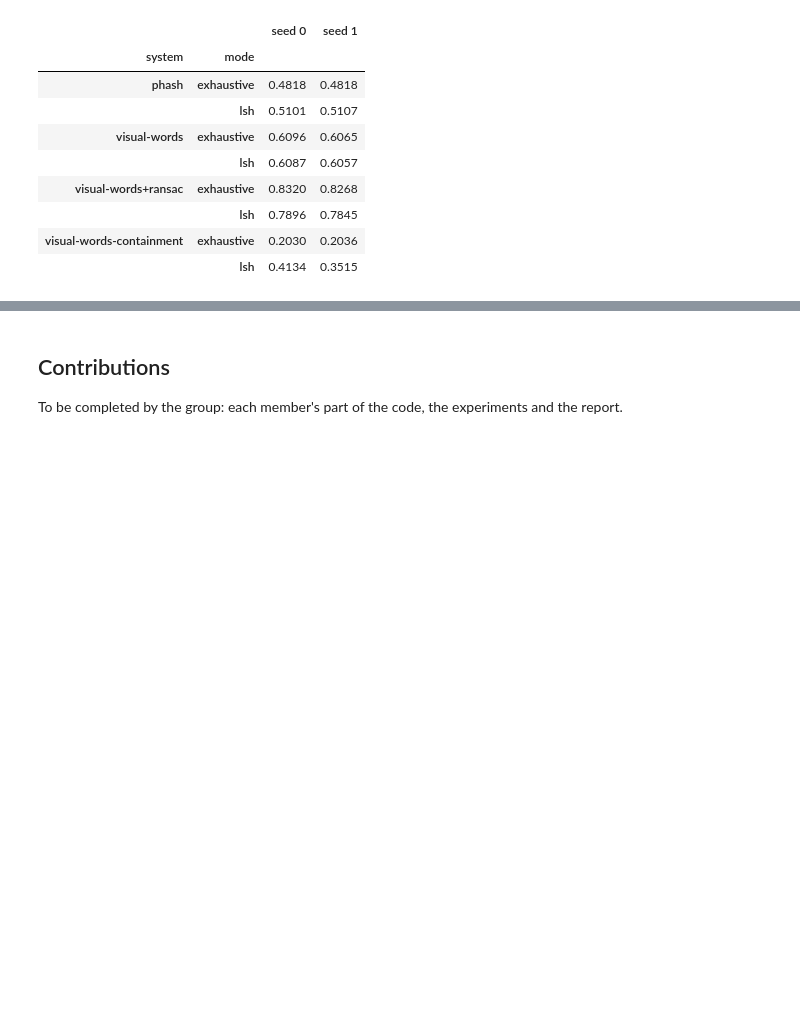
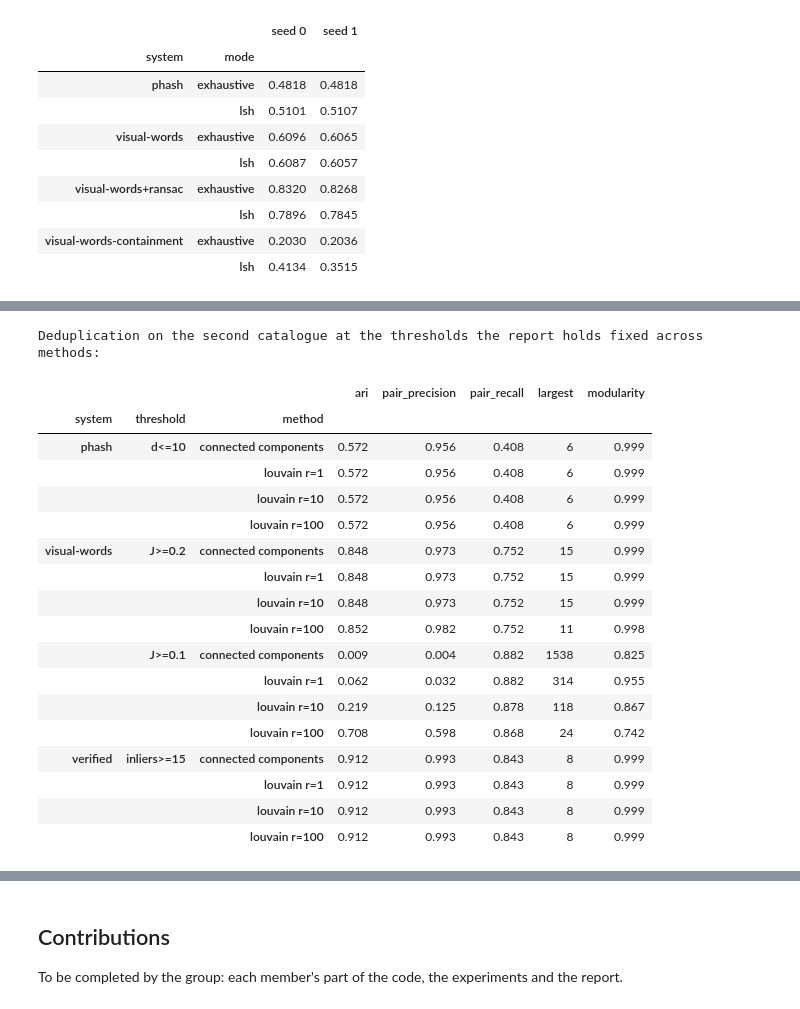
Before and after one commit to claralb2002/Detecting-Duplicate-and-Manipulated-Images, a Jupyter notebook: notebook.ipynb, the cells around one changed output, grey strips where cells are left out. Saved outputs shown, nothing was run; the diff lists cells and outputs as text; code cells hidden in the pictures; blank space fills up the shorter version.

Commit message:
🐛 Fixes the notebook download list and prints every number the report cites

```diff
--- a/notebook.ipynb
+++ b/notebook.ipynb
@@ -303,7 +303,7 @@ def prepare(dataset: str) -> dict[str, list[str]]:
     mismatched = [name for name, ids in splits.items() if digest(ids) != SPLIT_DIGESTS[dataset][name]]
     assert not mismatched, f"splits differ from the report's: {mismatched}"
     if dataset == "disc21":
-        wanted = sorted({i for ids in splits.values() for i in ids} - set(splits["val_targets"]) - set(splits["test_targets"]))
+        wanted = sorted({i for ids in splits.values() for i in ids})
         missing = [i for i in wanted if not image_path(dataset, i).exists()]
         print(f"{len(wanted) - len(missing):,} of {len(wanted):,} DISC21 images present, fetching {len(missing):,}")
         for folder in ("references", "queries"):
@@ -1791,7 +1793,8 @@ dedup_settings = EXPERIMENTS["dedup"]
 chosen = dedup(0, **dedup_settings)
 best = chosen.loc[chosen.groupby(["system", "method"]).ari.idxmax()]
 display(best.round(3))
-reported = dedup(1, **dedup_settings).merge(best[["system", "threshold", "method"]], on=["system", "threshold", "method"])
+second = dedup(1, **dedup_settings)
+reported = second.merge(best[["system", "threshold", "method"]], on=["system", "threshold", "method"])
 display(reported.round(3))
 # %% [output]
 |  | system | threshold | method | edges | clusters | largest | ari | pair_precision | pair_recall | ... |
@@ -1869,0 +2005,24 @@ Search cost per query and index memory:
+# %%
+print("Deduplication on the second catalogue at the thresholds the report holds fixed across methods:")
+display(second[second.threshold.isin(["d<=10", "J>=0.2", "J>=0.1", "inliers>=15"])]
+        .set_index(["system", "threshold", "method"])[["ari", "pair_precision", "pair_recall", "largest", "modularity"]].round(3))
+# %% [output]
+Deduplication on the second catalogue at the thresholds the report holds fixed across methods:
+|  |  |  | ari | pair_precision | pair_recall | largest | modularity |
+| system | threshold | method |  |  |  |  |  |
+| phash | d<=10 | connected components | 0.572 | 0.956 | 0.408 | 6 | 0.999 |
+|  |  | louvain r=1 | 0.572 | 0.956 | 0.408 | 6 | 0.999 |
+|  |  | louvain r=10 | 0.572 | 0.956 | 0.408 | 6 | 0.999 |
+|  |  | louvain r=100 | 0.572 | 0.956 | 0.408 | 6 | 0.999 |
+| visual-words | J>=0.2 | connected components | 0.848 | 0.973 | 0.752 | 15 | 0.999 |
+|  |  | louvain r=1 | 0.848 | 0.973 | 0.752 | 15 | 0.999 |
+|  |  | louvain r=10 | 0.848 | 0.973 | 0.752 | 15 | 0.999 |
+|  |  | louvain r=100 | 0.852 | 0.982 | 0.752 | 11 | 0.998 |
+|  | J>=0.1 | connected components | 0.009 | 0.004 | 0.882 | 1538 | 0.825 |
+|  |  | louvain r=1 | 0.062 | 0.032 | 0.882 | 314 | 0.955 |
+|  |  | louvain r=10 | 0.219 | 0.125 | 0.878 | 118 | 0.867 |
+|  |  | louvain r=100 | 0.708 | 0.598 | 0.868 | 24 | 0.742 |
+| verified | inliers>=15 | connected components | 0.912 | 0.993 | 0.843 | 8 | 0.999 |
+|  |  | louvain r=1 | 0.912 | 0.993 | 0.843 | 8 | 0.999 |
+|  |  | louvain r=10 | 0.912 | 0.993 | 0.843 | 8 | 0.999 |
+|  |  | louvain r=100 | 0.912 | 0.993 | 0.843 | 8 | 0.999 |
```
Also changed, not shown: parts of 8 cells of this notebook.
